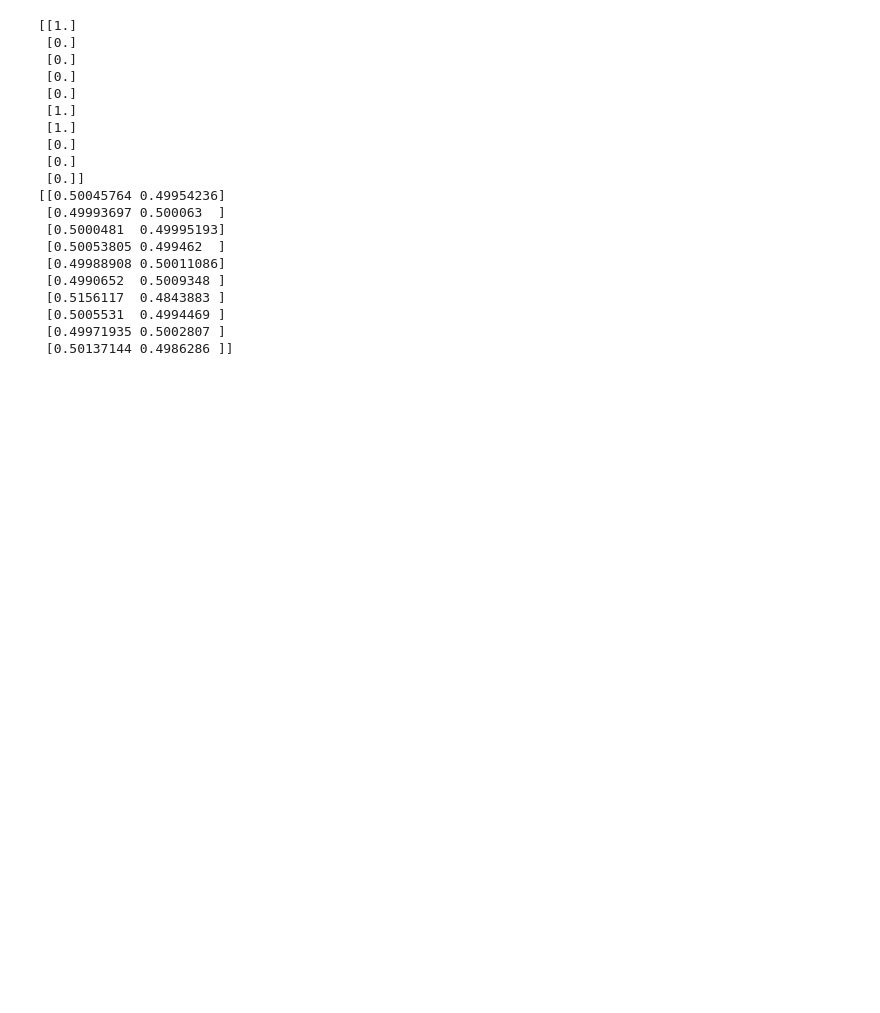
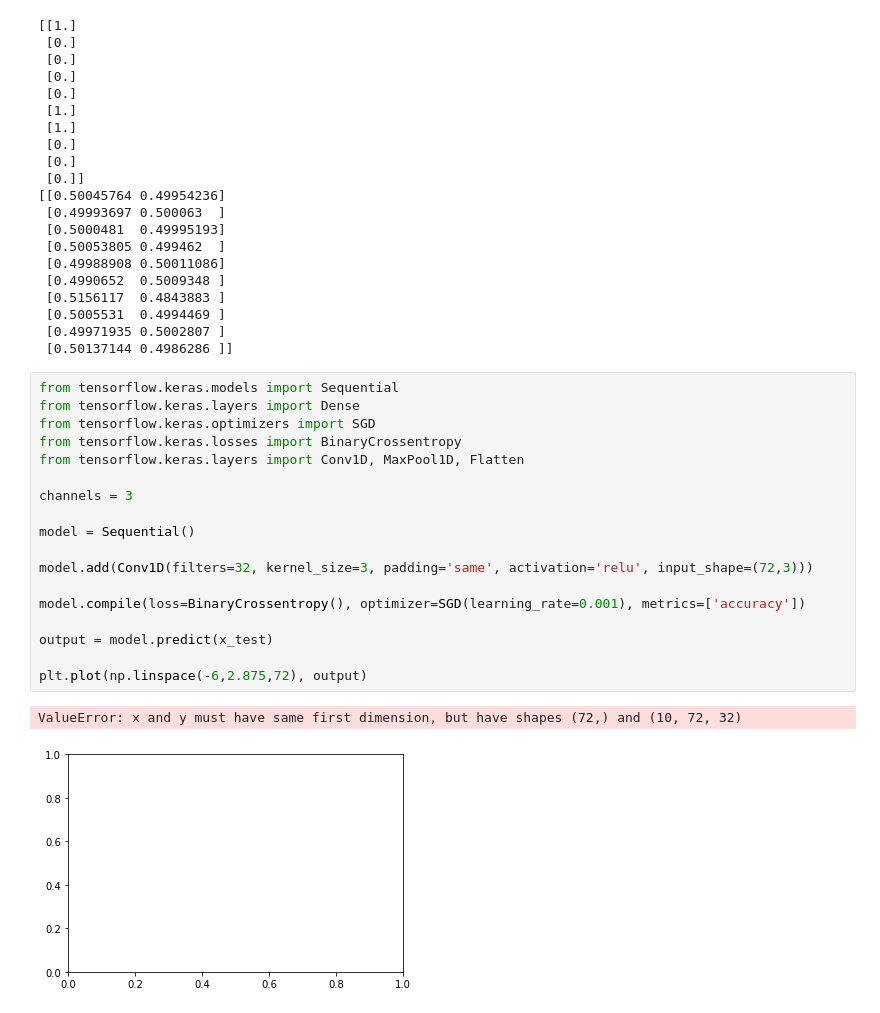
Before and after one commit to cwhite098/MDM3_Project1_Quartix, a Jupyter notebook: NN.ipynb, the cells around one changed output. Drawn from its saved outputs; the diff is of its cells as text; blank space fills up the shorter version.

```diff
--- a/NN.ipynb
+++ b/NN.ipynb
@@ -125,3 +126,24 @@ print(y_preds)
  [0.5005531  0.4994469 ]
  [0.49971935 0.5002807 ]
  [0.50137144 0.4986286 ]]
+# %%
+from tensorflow.keras.models import Sequential
+from tensorflow.keras.layers import Dense
+from tensorflow.keras.optimizers import SGD
+from tensorflow.keras.losses import BinaryCrossentropy
+from tensorflow.keras.layers import Conv1D, MaxPool1D, Flatten
+
+channels = 3
+
+model = Sequential()
+
+model.add(Conv1D(filters=32, kernel_size=3, padding='same', activation='relu', input_shape=(72,3)))
+
+model.compile(loss=BinaryCrossentropy(), optimizer=SGD(learning_rate=0.001), metrics=['accuracy'])
+
+output = model.predict(x_test)
+
+plt.plot(np.linspace(-6,2.875,72), output)
+# %% [output]
+ValueError: x and y must have same first dimension, but have shapes (72,) and (10, 72, 32)
+[figure, added]
```
Also changed, not shown: parts of 2 cells of this notebook, 1 other file.
